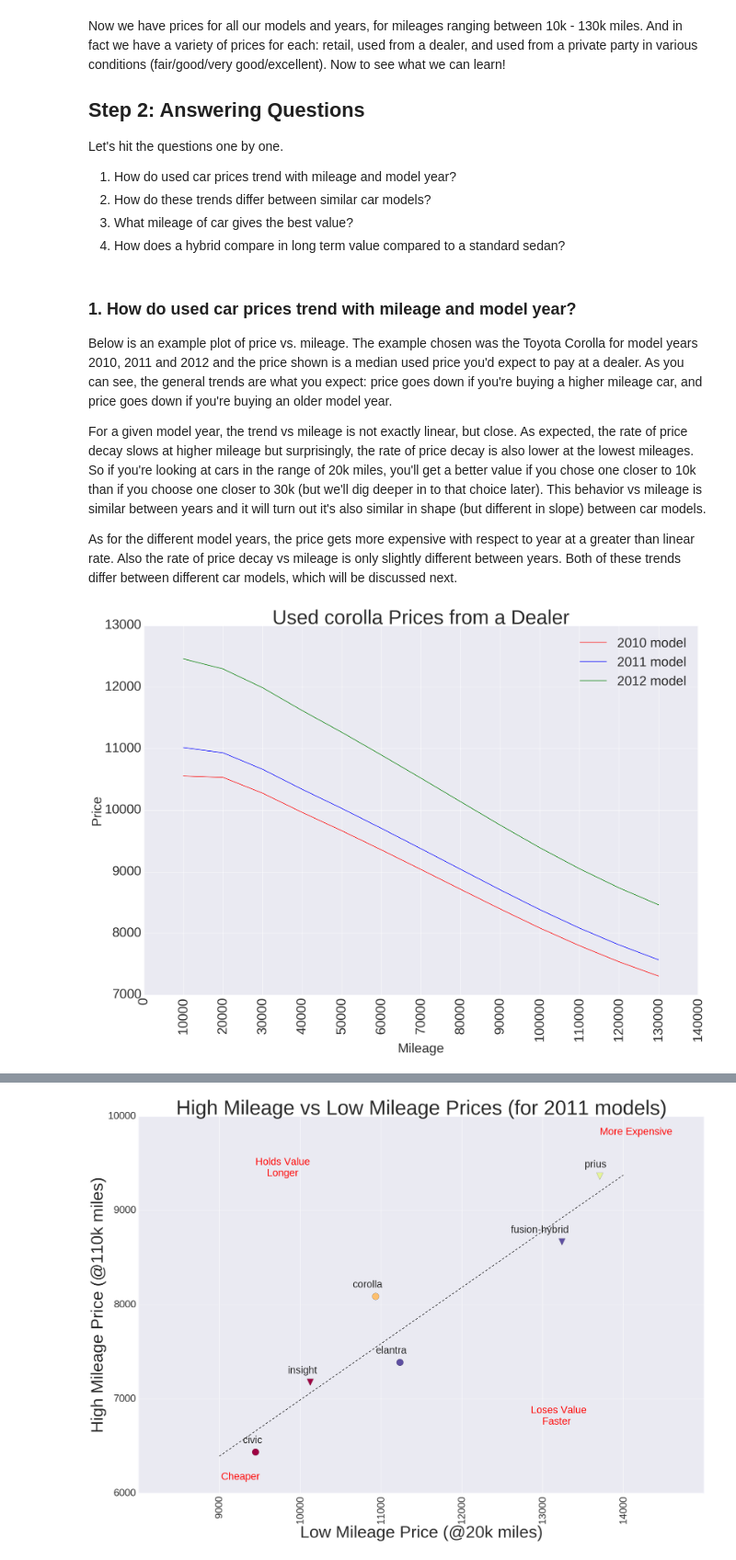
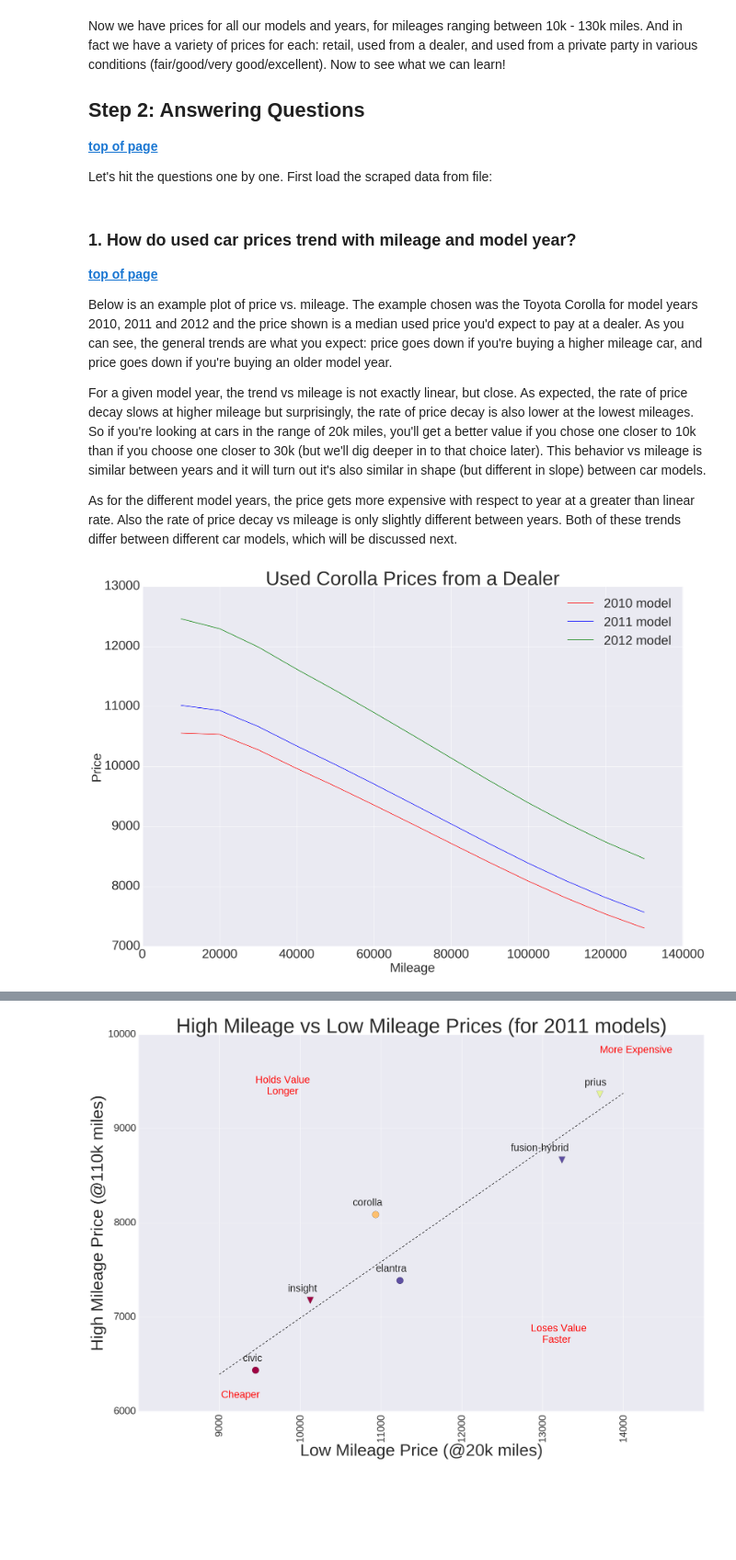
Before and after one commit to danjump/car_trends, a Jupyter notebook: used_car_pricing_trends_1.ipynb, the cells around one changed output, grey strips where cells are left out. Shown at 92% size. Cells and saved outputs as stored; diff of their text form; code cells hidden in the pictures; blank space fills up the shorter version.

```diff
--- a/used_car_pricing_trends_1.ipynb
+++ b/used_car_pricing_trends_1.ipynb
@@ -361,14 +367,14 @@ f.close()
 # %% [markdown]
 Now we have prices for all our models and years, for mileages ranging between 10k - 130k miles. And in fact we have a variety of prices for each: retail, used from a dealer, and used from a private party in various conditions (fair/good/very good/excellent). Now to see what we can learn!
 
+<a id='analysis'></a>
+
 ## Step 2: Answering Questions
 
-Let's hit the questions one by one.
+[**top of page**](#top)
 
-1. How do used car prices trend with mileage and model year?
-2. How do these trends differ between similar car models?
-3. What mileage of car gives the best value?
-4. How does a hybrid compare in long term value compared to a standard sedan?
+
+Let's hit the questions one by one. First load the scraped data from file:
 # %%
 import matplotlib.pyplot as plt
 import seaborn as sns
@@ -391,7 +397,11 @@ for car in df['car'].unique():
     data[car][2011] = df[(df['car'] == car) & (df['year'] == 2011)]
     data[car][2012] = df[(df['car'] == car) & (df['year'] == 2012)]
 # %% [markdown]
+<a id='price'></a>
+
 ### 1. How do used car prices trend with mileage and model year?
+
+[**top of page**](#top)
 
 Below is an example plot of price vs. mileage. The example chosen was the Toyota Corolla for model years 2010, 2011 and 2012 and the price shown is a median used price you'd expect to pay at a dealer. As you can see, the general trends are what you expect: price goes down if you're buying a higher mileage car, and price goes down if you're buying an older model year.
 
@@ -412,41 +411,52 @@ subset = mileage_cut(data, 130000)
 # %%
+def mileage_cut(data, mileage):
+    subset = {}
+    for car in data:
+        subset[car] = {}
+        for year in data[car]:
+            subset[car][year] = data[car][year][data[car][year]['mileage'] <= mileage]
+
+    return subset
+
+subset = mileage_cut(data, 130000)
+
 car = 'corolla'
 fig, ax = plt.subplots()
 height = 20
 fig.set_figheight(height)
 width = 30
 fig.set_figwidth(width)
-ax.set_title('Used %s Prices from a Dealer' % car, fontsize=width*2)
+ax.set_title('Used %s Prices from a Dealer' % car.title(), fontsize=width*2)
 ax.set_xlabel('Mileage', fontsize=height*2)
 ax.set_ylabel('Price', fontsize=height*2)
 ax.tick_params(axis='y', labelsize=height*2)
 ax.tick_params(axis='x', labelsize=height*2)
 ax.ticklabel_format()
 
 dealer = {}
 colors = {2010:'r', 2011:'b', 2012:'g'}
 
 for year in [2010, 2011, 2012]:
     dealer[year] = ax.plot(subset[car][year].mileage,
                            subset[car][year].dealer,
                            c=colors[year])
 
 ax.legend([(dealer[2010][0]),
             (dealer[2011][0]),
             (dealer[2012][0])
           ],
            ['2010 model',
             '2011 model',
             '2012 model'
            ],
           fontsize=height*2)
 
 ax.set_yticks(np.arange(ax.get_yticks()[0], ax.get_yticks()[-1]+1000, 1000))
-plt.xticks(np.arange(ax.get_xticks()[0], ax.get_xticks()[-1]+10000, 10000),
-           range(int(ax.get_xticks()[0]), int(ax.get_xticks()[-1])+10000, 10000),
-          rotation='vertical')
+#plt.xticks(np.arange(ax.get_xticks()[0], ax.get_xticks()[-1]+10000, 10000),
+#           range(int(ax.get_xticks()[0]), int(ax.get_xticks()[-1])+10000, 10000),
+#          rotation='vertical')
 
 plt.show()
 # %% [output]
-[figure, old version]
+[figure, new version]
 # %% [markdown]
```
Also changed, not shown: parts of 23 cells of this notebook.
